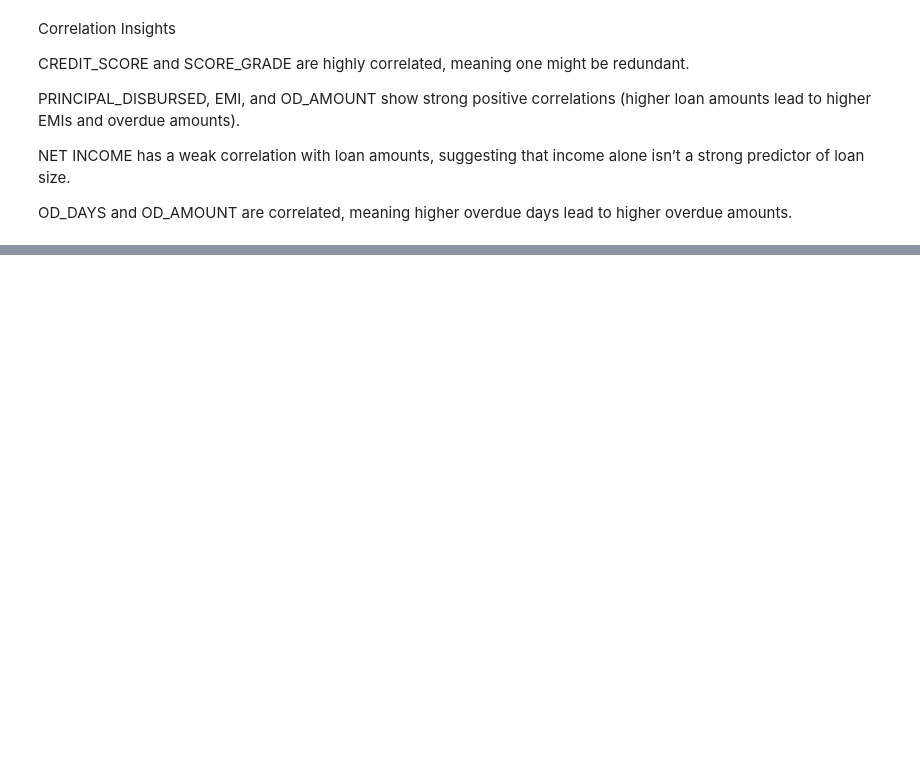
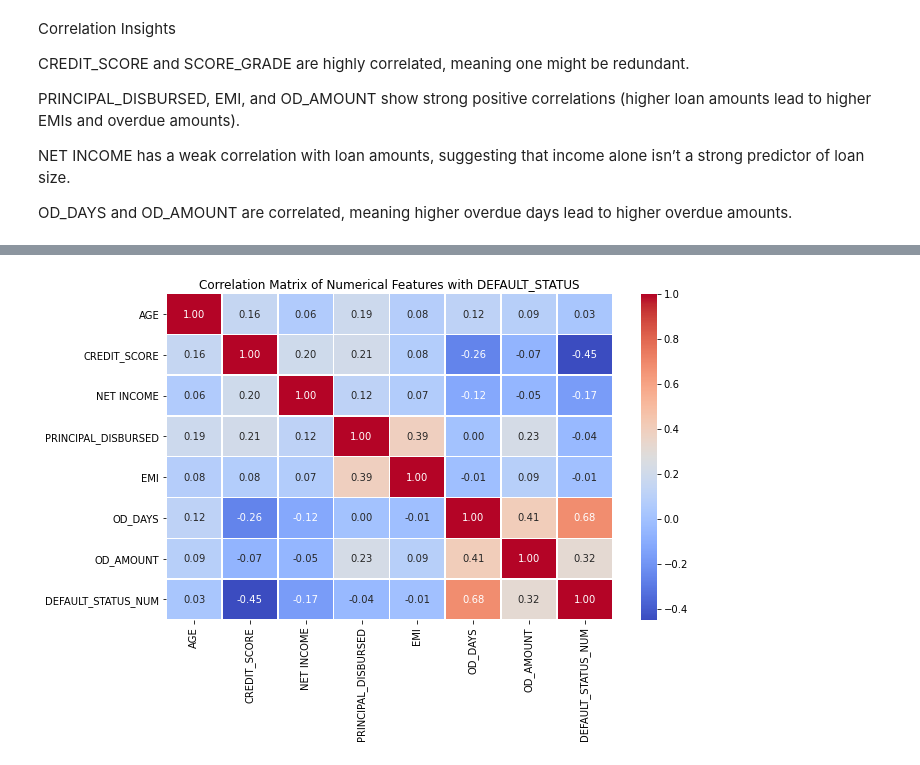
Before and after one commit to AlexIrungu/DSC-CapstoneProject, a Jupyter notebook: notebooks/michael.ipynb, the cells around one changed output, grey strips where cells are left out. Drawn from its saved outputs; the diff is of its cells as text; code cells hidden in the pictures; blank space fills up the shorter version.

```diff
--- a/notebooks/michael.ipynb
+++ b/notebooks/michael.ipynb
@@ -837,0 +842,17 @@ Perform a Chi-Square Test to check if categorical variables significantly influe
+# %%
+# Define numerical variables for analysis
+selected_vars = numerical_cols + ["DEFAULT_STATUS"]
+
+# Convert DEFAULT_STATUS to numeric for visualization (0 = NON-DEFAULT, 1 = DEFAULT)
+df_cleaned["DEFAULT_STATUS_NUM"] = df_cleaned["DEFAULT_STATUS"].apply(lambda x: 1 if x == "DEFAULT" else 0)
+
+# Compute correlation matrix
+corr_matrix = df_cleaned[numerical_cols + ["DEFAULT_STATUS_NUM"]].corr()
+
+# Plot correlation heatmap
+plt.figure(figsize=(10, 6))
+sns.heatmap(corr_matrix, annot=True, fmt=".2f", cmap="coolwarm", linewidths=0.5)
+plt.title("Correlation Matrix of Numerical Features with DEFAULT_STATUS")
+plt.show()
+# %% [output]
+[figure, added]
```
Also changed, not shown: parts of 24 cells of this notebook.
